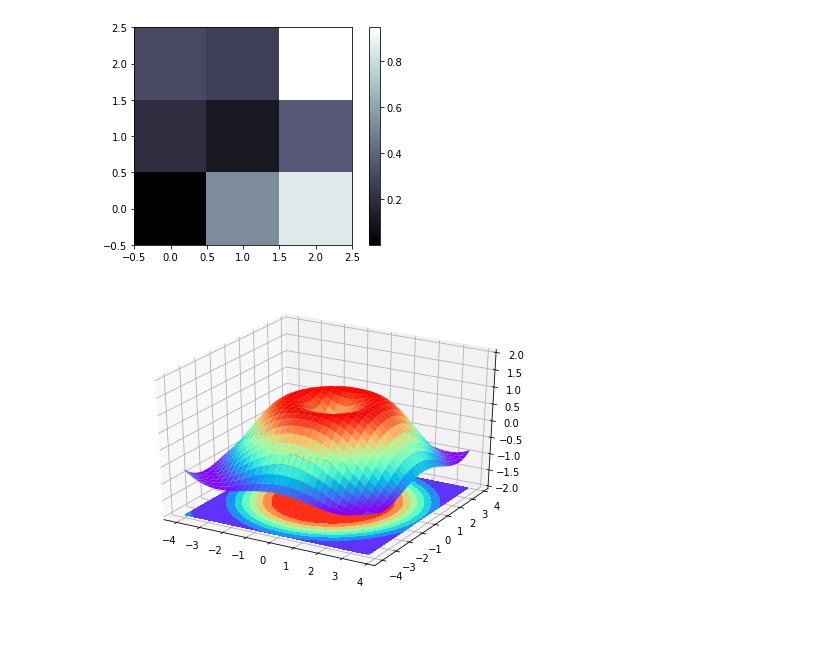
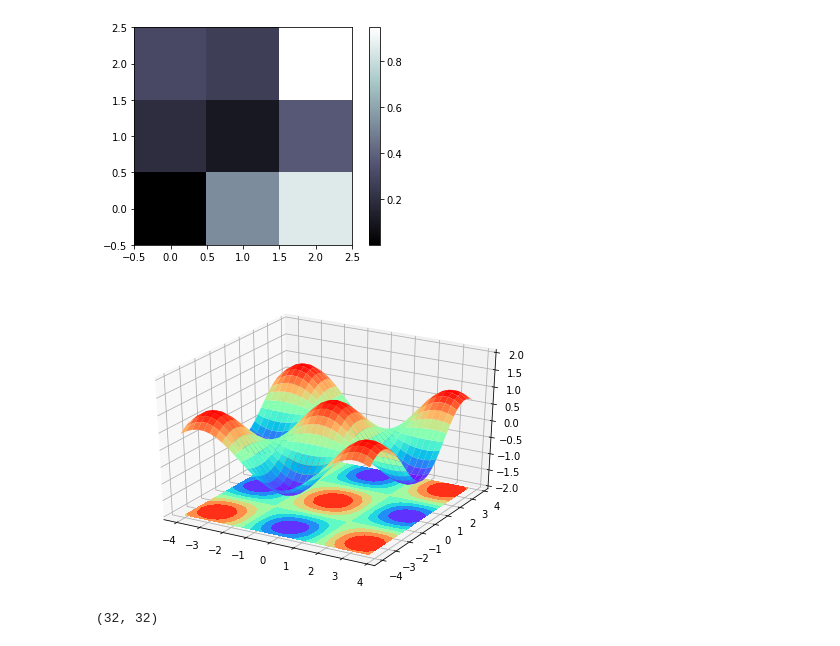
Before and after one commit to shuenlaw/tensorflow, a Jupyter notebook: lesson3/matplotlib.ipynb, the cells around one changed output. Drawn from its saved outputs; the diff is of its cells as text; code cells hidden in the pictures.

```diff
--- a/lesson3/matplotlib.ipynb
+++ b/lesson3/matplotlib.ipynb
@@ -253,23 +253,29 @@ print(a)
 # %%
 #3D
 #导入额外的包
 from mpl_toolkits.mplot3d import Axes3D
 
 fig = plt.figure()
 #在figure上加入3d的坐标轴
 ax = Axes3D(fig)
 # X,Y value
 x = np.arange(-4,4,0.25)
 y = np.arange(-4,4,0.25)
 X,Y = np.meshgrid(x,y)
-R = np.sqrt(X**2+Y**2)
+R = np.cos(X)*np.cos(Y)
+#R = np.sqrt(X**2+Y**2)
 # height value,z = sin(x^2 + y^2)
-Z = np.sin(R)
+#Z = np.sin(R)
+Z = R
 
 # 画3d图,rstride,cstride:跨度，也就是线的密集度
 ax.plot_surface(X,Y,Z,rstride=1,cstride=1,cmap='rainbow')
 ax.contourf(X,Y,Z,zdir='z',offset=-2,cmap='rainbow')
 ax.set_zlim(-2,2)
 plt.show()
 # %% [output]
-[figure, old version]
+[figure, new version]
+# %%
+np.cos(X).shape
+# %% [output]
+(32, 32)
```
Also changed, not shown: 1 other file.
